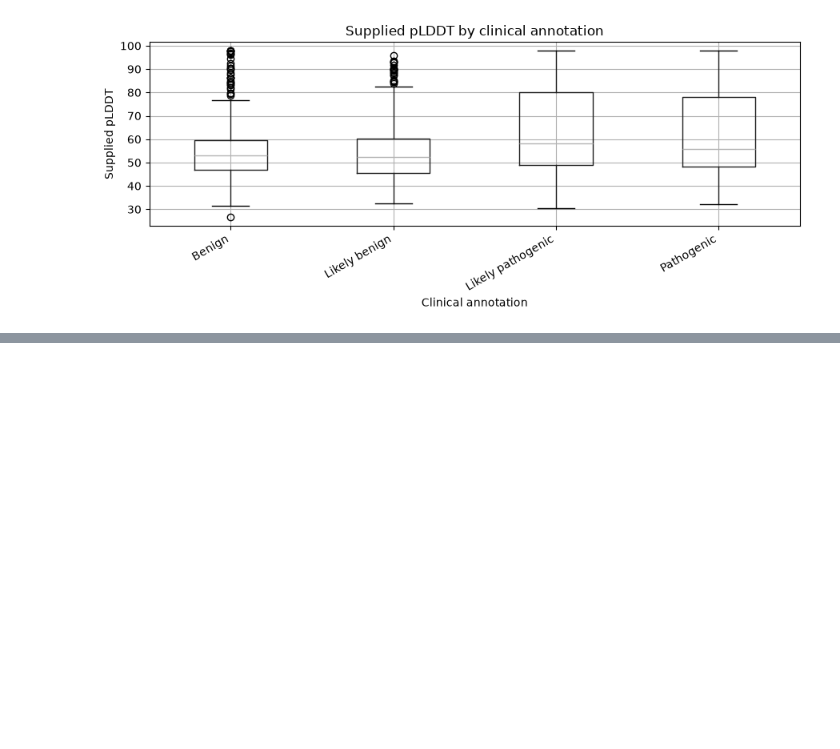
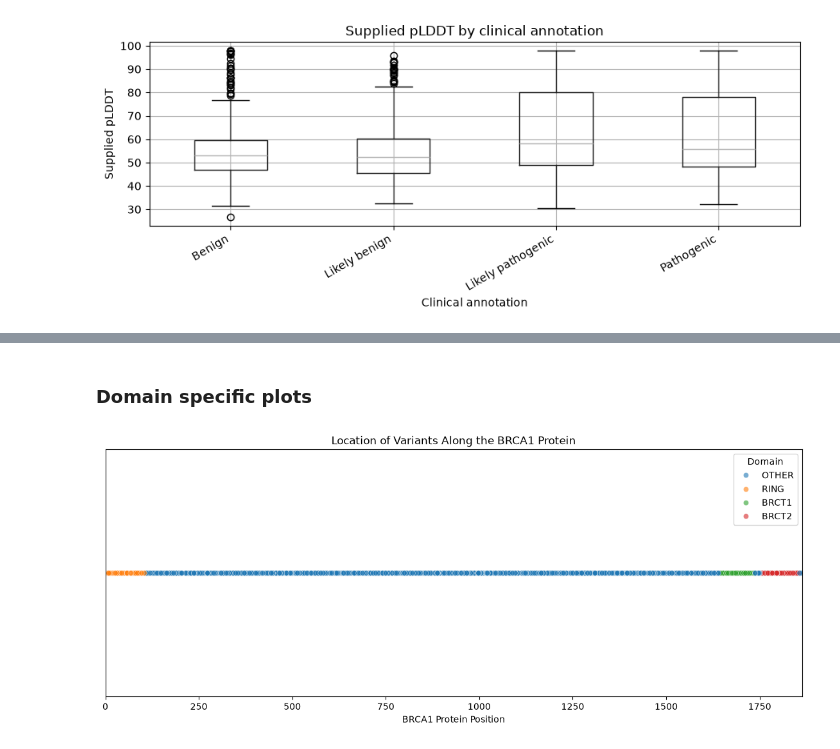
Before and after one commit to mohit-kukrejaa/brca1-risk-prediction, a Jupyter notebook: notebooks/data_analysis.ipynb, the cells around one changed output, grey strips where cells are left out. Drawn from its saved outputs; the diff is of its cells as text; code cells hidden in the pictures; blank space fills up the shorter version.

Commit message:
Data Exploration

```diff
--- a/notebooks/data_analysis.ipynb
+++ b/notebooks/data_analysis.ipynb
@@ -306,0 +479,16 @@ plt.show()
+# %% [markdown]
+### Domain specific plots
+# %%
+import seaborn as sns
+import matplotlib.pyplot as plt
+
+plt.figure(figsize=(14, 5))
+sns.scatterplot(data=df,x="protein_position",y=[1] * len(df),hue="domain",alpha=0.6)
+plt.yticks([])
+plt.xlim(0, 1863)
+plt.xlabel("BRCA1 Protein Position")
+plt.title("Location of Variants Along the BRCA1 Protein")
+plt.legend(title="Domain")
+plt.show()
+# %% [output]
+[figure, added]
```
Also changed, not shown: parts of 69 cells of this notebook.
